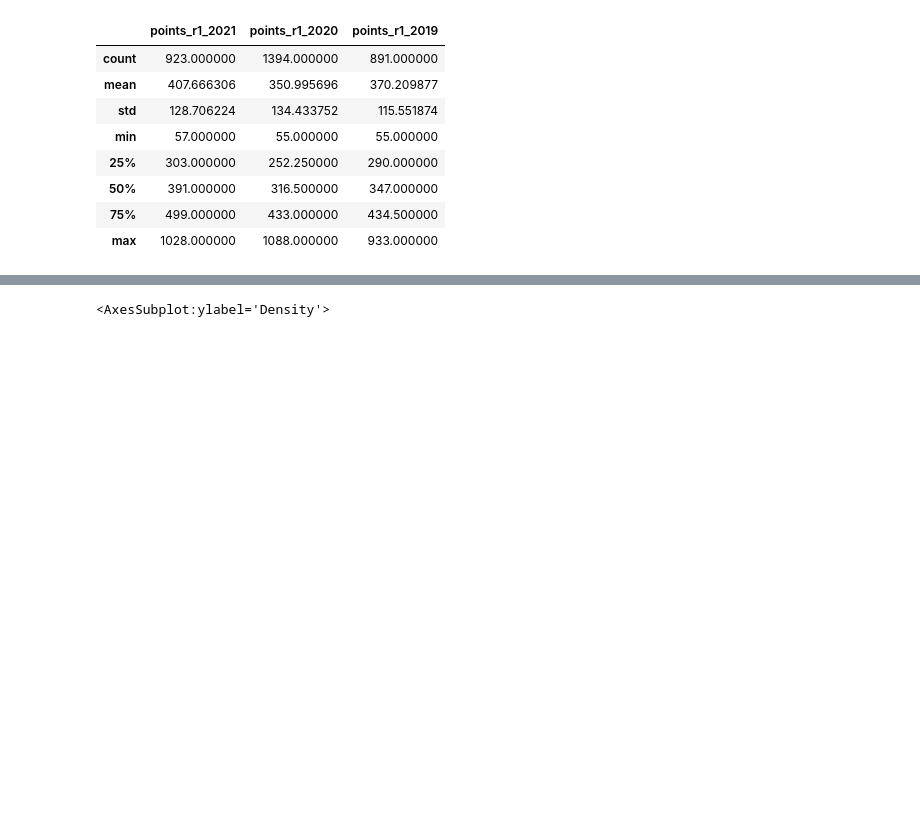
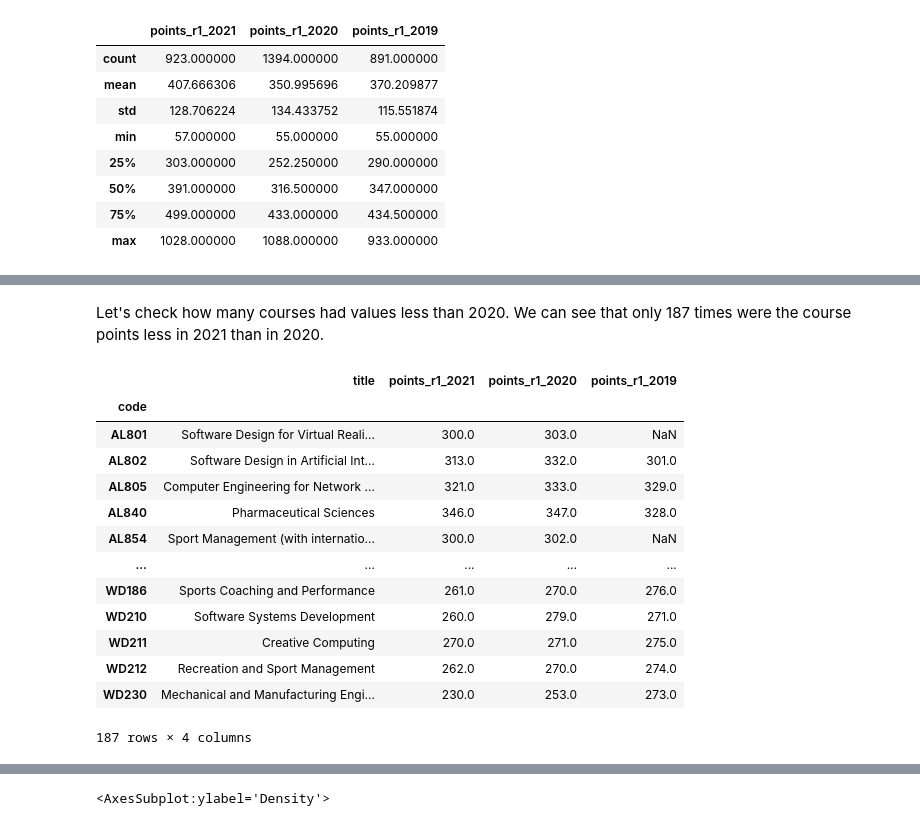
Before and after one commit to SarahMcN25/fundamentals, a Jupyter notebook: cao.ipynb, the cells around one changed output, grey strips where cells are left out. Saved outputs shown, nothing was run; the diff lists cells and outputs as text; code cells hidden in the pictures; blank space fills up the shorter version.

```diff
--- a/cao.ipynb
+++ b/cao.ipynb
@@ -1179,0 +1229,19 @@ However, there was a huge jump in the maximun points required from 2019 to 2020.
+# %% [markdown]
+Let's check how many courses had values less than 2020. We can see that only 187 times were the course points less in 2021 than in 2020.
+# %%
+df.query('points_r1_2021 < points_r1_2020')
+# %% [output]
+|  | title | points_r1_2021 | points_r1_2020 | points_r1_2019 |
+| code |  |  |  |  |
+| AL801 | Software Design for Virtual Reali... | 300.0 | 303.0 | NaN |
+| AL802 | Software Design in Artificial Int... | 313.0 | 332.0 | 301.0 |
+| AL805 | Computer Engineering for Network ... | 321.0 | 333.0 | 329.0 |
+| AL840 | Pharmaceutical Sciences | 346.0 | 347.0 | 328.0 |
+| AL854 | Sport Management (with internatio... | 300.0 | 302.0 | NaN |
+| ... | ... | ... | ... | ... |
+| WD186 | Sports Coaching and Performance | 261.0 | 270.0 | 276.0 |
+| WD210 | Software Systems Development | 260.0 | 279.0 | 271.0 |
+| WD211 | Creative Computing | 270.0 | 271.0 | 275.0 |
+| WD212 | Recreation and Sport Management | 262.0 | 270.0 | 274.0 |
+| WD230 | Mechanical and Manufacturing Engi... | 230.0 | 253.0 | 273.0 |
+187 rows × 4 columns
```
Also changed, not shown: parts of 31 cells of this notebook, 5 other files.
